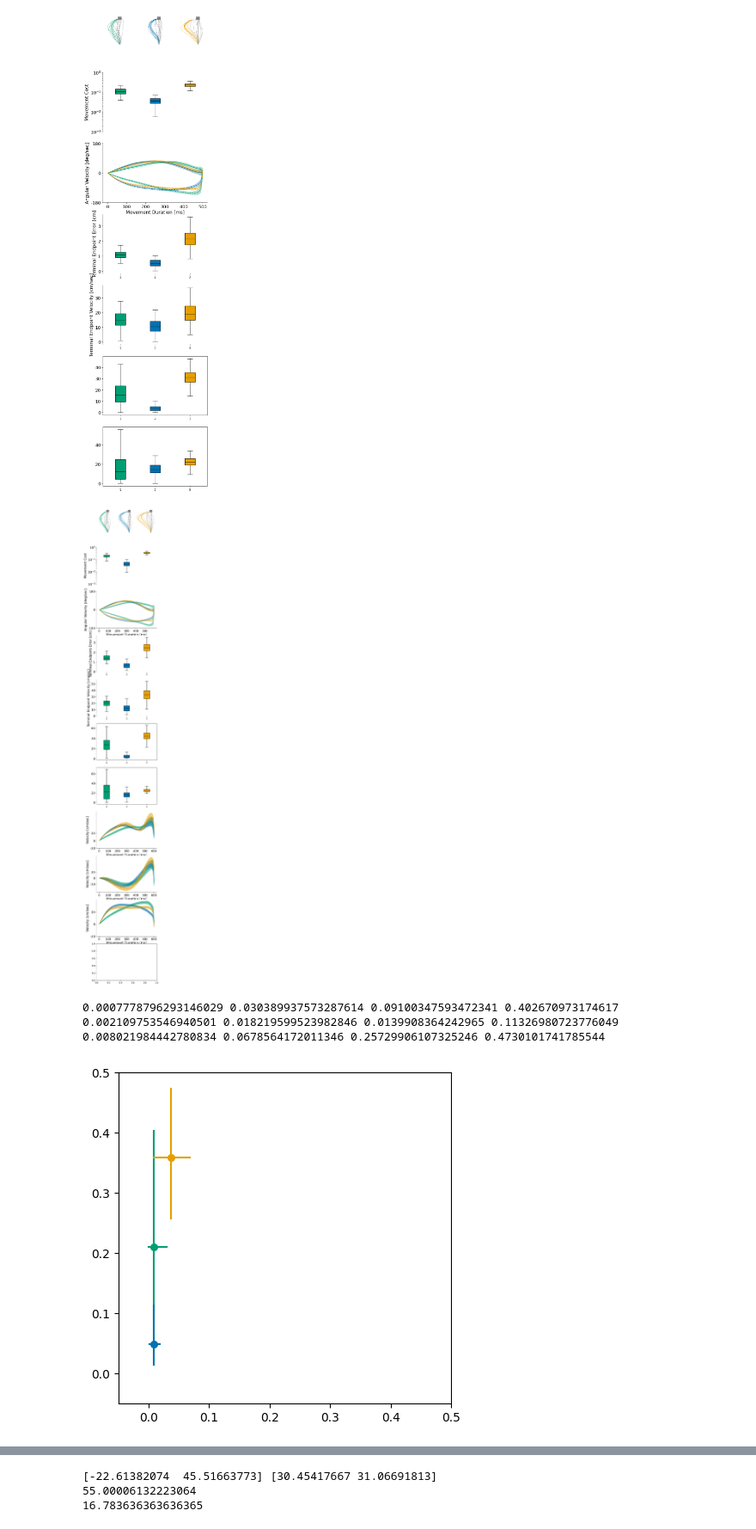
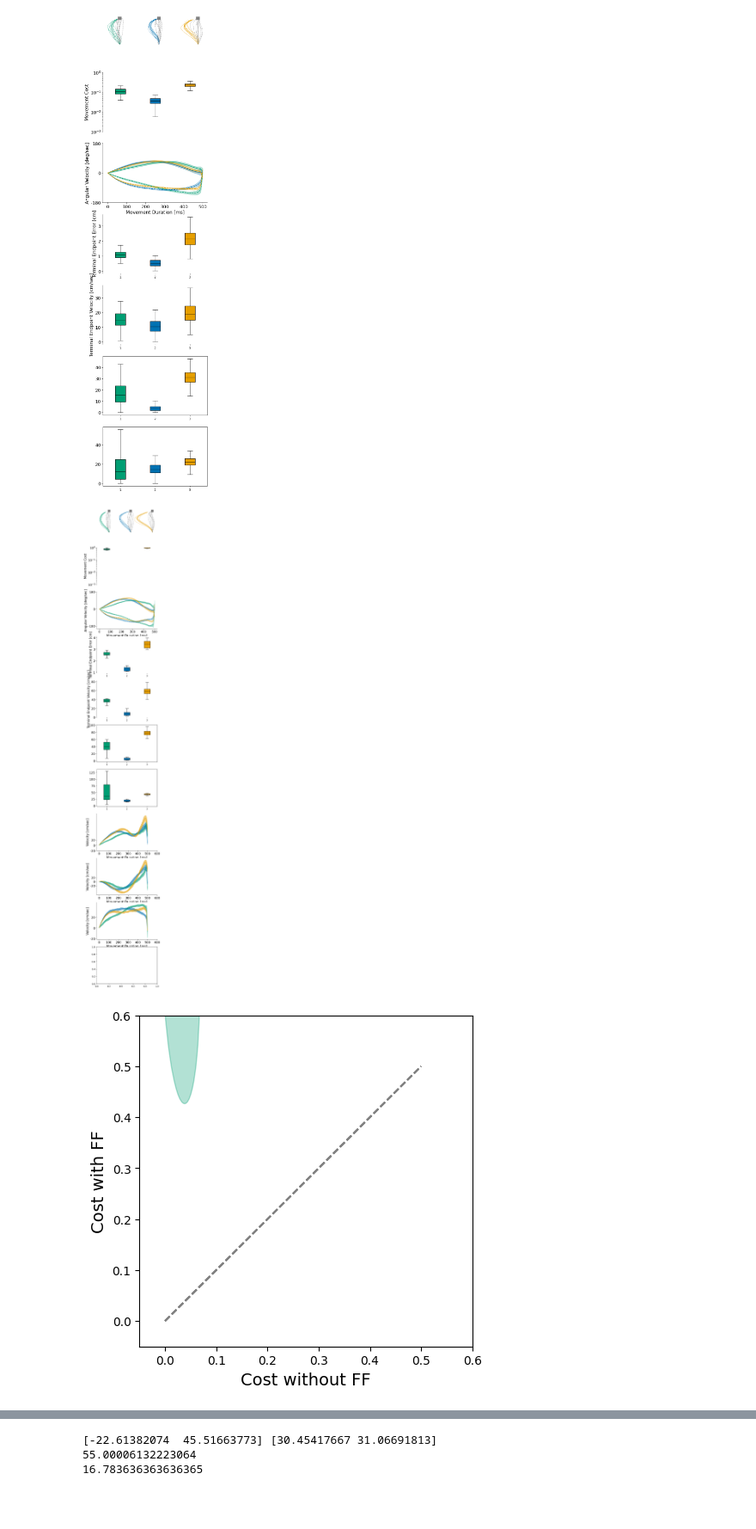
Before and after one commit to AlexandreThy/PhD, a Jupyter notebook: CurrentParts/PaperPlot.ipynb, the cells around one changed output, grey strips where cells are left out. Shown at 86% size. Cells and saved outputs as stored; diff of their text form; code cells hidden in the pictures; blank space fills up the shorter version.

```diff
--- a/CurrentParts/PaperPlot.ipynb
+++ b/CurrentParts/PaperPlot.ipynb
@@ -16,9 +16,9 @@ MovementTime = .4
 NumIteration = 40
 Time = np.linspace(0,MovementTime*1000,NumIteration)
 MN = 1e-3
-WP = 100
-WV = .05
-WR = .1
+WP = 6000
+WV = 3
+WR = .2
 
 NUM_SIM = 100
 DURATIONS = [.3,.4,.5,.6,.7,.8,.9,1]
@@ -491,7 +491,7 @@ from matplotlib import gridspec
 
 
 MN = 1e-3
-WP = 100
+WP = 300
 WV = .05
 WR = .1
 
@@ -505,18 +505,17 @@ def Cost_function(x,u,w1 = 100,w2 = .05,r = .1,tg = [0,0] ):
     target1,target2 = compute_angles_from_cartesian(tg[0],tg[1])
     thetas,thetae,omegas,omegae = x[-1,:4]
 
-    return w1*(thetas-target1)**2 + w1*(thetae-target2)**2 + w2*(omegas**2+omegae**2)+ np.sum(u*u) * r * 0.01
+    return w1*(thetas-target1)**2 + w1*(thetae-target2)**2 + w2*(omegas**2+omegae**2)+ np.sum(u*u) * r
 
 
 
-
-MovementTime = .6
-NumIteration = 60
+MovementTime = .5
+NumIteration = 50
 Time = np.linspace(0,MovementTime*1000,NumIteration+1)
 
 fig,ax = plt.subplots(11,figsize = (5,40))
 
-NUM_SIM = 100
+NUM_SIM = 10
 
 def Compute_Cartesian_Speed(x):
     L1,L2 = 30,33
@@ -532,7 +531,7 @@ Velocities = np.zeros((NUM_SIM,3,2,NumIteration+1))
 Trajectories = np.zeros((NUM_SIM,3,2,NumIteration+1))
 st = [0,45]
 tg = [0,60]
-ffpow = 4e-4
+ffpow = 6e-4
 
 colors = ["#009E73","#0072B2","#E69F00"]
 legend = ["ILQG","FL","DLQG"]
@@ -540,7 +539,7 @@ absolute_cartesian_velocity = np.zeros((NUM_SIM,3,NumIteration+1))
 xy_cartesian_velocity = np.zeros((NUM_SIM,3,2,NumIteration+1))
 for i in range(NUM_SIM):
     xILQG,yILQG,zilqg,uILQG=simulate_ILQG(MovementTime,WP,WV,WR,tg,st,NumIteration,delay = 0.06,Noise=True,print_iterations=False,FF =  True,ff_power=ffpow)
-    xFL,yFL,xfl,uFL = simulate_FL(Duration=MovementTime,w1=WP,w2=WP,w3=WV,w4=WV,r=1e-8,Num_iter=NumIteration,starting_point=st,targets=tg,Delay = 0.06,Activate_Noise=True,FF = True,ff_power=ffpow)
+    xFL,yFL,xfl,uFL = simulate_FL(Duration=MovementTime,w1=WP,w2=WP,w3=WV,w4=WV,r=1e-6,Num_iter=NumIteration,starting_point=st,targets=tg,Delay = 0.06,Activate_Noise=True,FF = True,ff_power=ffpow)
     xLQG,yLQG,uDLQG,z=DLQG_6Muscles(w1 = WP,w2 = WP,w3 = WV,w4 = WV, Duration=MovementTime,r1 = WR,Num_iter=NumIteration,starting_point=st,targets=tg,plot = False,Delay = 0.06,Activate_Noise=True,FF = True,ff_power=ffpow)
     if i <= 10:
         ax[0].plot(xILQG,yILQG, color=colors[0], linewidth=.6,linestyle = "--")
@@ -714,6 +713,33 @@ plt.show()
 from matplotlib.patches import Ellipse
 from scipy.stats import chi2
 
+def confidence_ellipse(x, y, ax, p=95, color="black"):
+    cov = np.cov(x, y)
+    mean = [np.mean(x), np.mean(y)]
+
+    # valeurs propres
+    vals, vecs = np.linalg.eigh(cov)
+    order = vals.argsort()[::-1]
+    vals, vecs = vals[order], vecs[:, order]
+
+    # angle de l’ellipse
+    theta = np.degrees(np.arctan2(*vecs[:,0][::-1]))
+
+    # rayon selon chi²
+    r2 = chi2.ppf(p/100, 2)
+    width, height = 2 * np.sqrt(vals * r2)
+
+    ellipse = Ellipse(
+        xy=mean,
+        width=width,
+        height=height,
+        angle=theta,
+        color=color,
+        alpha=0.3
+    )
+    ax.add_patch(ellipse)
+    ax.plot(mean[0], mean[1], marker='o', color=color, markersize=5)
+    ax.plot(np.linspace(0,.5,100), np.linspace(0,.5,100), color='grey', linestyle='--')
 
 def percentile_cross(x, y, ax, p=95, color="black"):
     """
@@ -722,38 +748,37 @@ def percentile_cross(x, y, ax, p=95, color="black"):
     x = np.asarray(x)
     y = np.asarray(y)
 
     # Mean
     mx = np.mean(x)
     my = np.mean(y)
 
     # Percentile bounds
     alpha = (100 - p) / 2
     x_low, x_high = np.percentile(x, [alpha, 100 - alpha])
     y_low, y_high = np.percentile(y, [alpha, 100 - alpha])
 
     print(x_low, x_high, y_low, y_high)
 
     # Horizontal line (X uncertainty)
     ax.plot([x_low, x_high], [my, my], color=color, linewidth=1.5)
 
     # Vertical line (Y uncertainty)
     ax.plot([mx, mx], [y_low, y_high],color=color,linewidth = 1.5)
 
     # Mean marker
     ax.scatter(mx, my, marker='o', color=color, s = 30)
 
 fig,ax = plt.subplots(figsize = (5,5))
 Mean_Cost = np.mean(Cost_value,axis = 0)
 Mean_Cost_NOFF = np.mean(Cost_value_NOFF,axis = 0)
 for i in range(3):
-    percentile_cross(Cost_value_NOFF[:,i], Cost_value[:,i], ax, color=colors[i])
-ax.set_xlim(-.05,0.5)
-ax.set_ylim(-.05,0.5)
+    confidence_ellipse(Cost_value_NOFF[:,i], Cost_value[:,i], ax, color=colors[i])
+ax.set_xlim(-.05,0.6)
+ax.set_ylim(-.05,0.6)
+ax.set_xlabel("Cost without FF",fontsize = 14)
+ax.set_ylabel("Cost with FF",fontsize = 14)
 
 plt.savefig("FFvsNOFF.svg",dpi = 300)
 # %% [output]
-[figure, old version]
+[figure, new version]
-0.0007778796293146029 0.030389937573287614 0.09100347593472341 0.402670973174617
-0.002109753546940501 0.018219599523982846 0.0139908364242965 0.11326980723776049
-0.008021984442780834 0.0678564172011346 0.25729906107325246 0.4730101741785544
-[figure, old version]
+[figure, new version]
```
Also changed, not shown: parts of 5 cells of this notebook, 1 other file.
